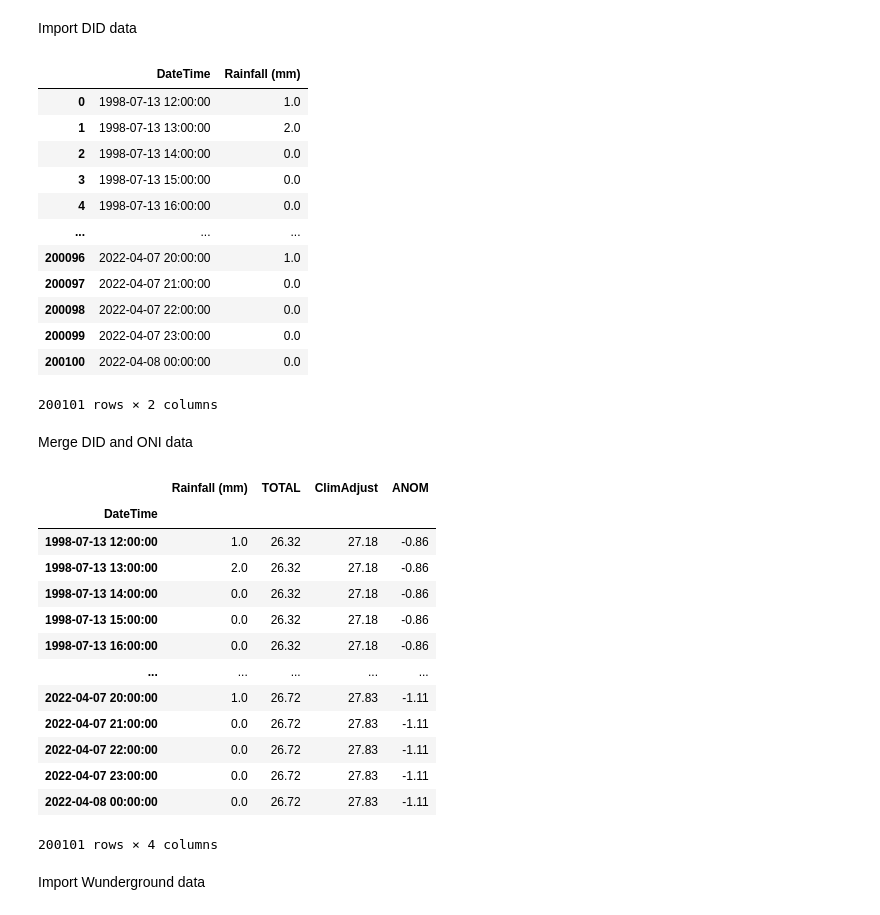
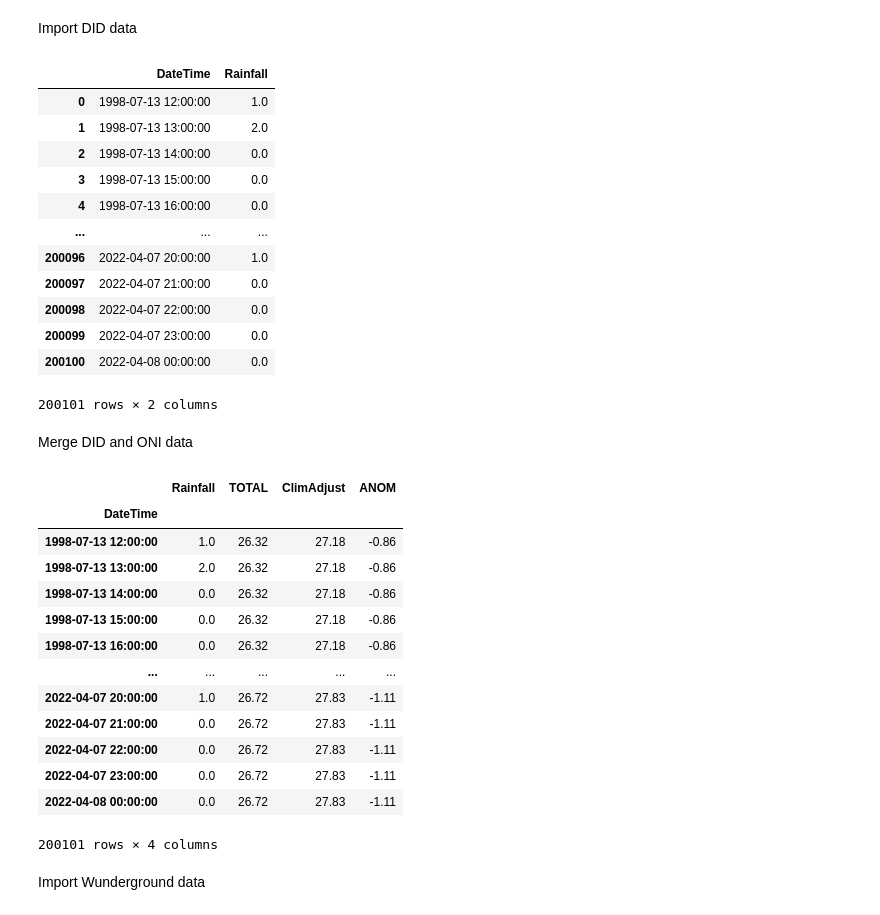
Before and after one commit to farisawal/lstm-rainfall, a Jupyter notebook: data-prep.ipynb, the cells around one changed output. Cells and saved outputs as stored; diff of their text form; code cells hidden in the pictures.

```diff
--- a/data-prep.ipynb
+++ b/data-prep.ipynb
@@ -35,9 +35,10 @@ for file in os.listdir("lawas"):
 # %%
 precipitation_data["DateTime"] = pd.to_datetime(precipitation_data["DateTime"],format="%Y%m%d %H%M")
 precipitation_data = precipitation_data[["DateTime", "Rainfall (mm)"]]
+precipitation_data.rename(columns={"Rainfall (mm)": "Rainfall"}, inplace=True)
 precipitation_data
 # %% [output]
-|  | DateTime | Rainfall (mm) |
+|  | DateTime | Rainfall |
 | 0 | 1998-07-13 12:00:00 | 1.0 |
 | 1 | 1998-07-13 13:00:00 | 2.0 |
 | 2 | 1998-07-13 14:00:00 | 0.0 |
@@ -62,7 +63,7 @@ precipitation_data = pd.merge(
 precipitation_data.set_index("DateTime",inplace=True)
 precipitation_data
 # %% [output]
-|  | Rainfall (mm) | TOTAL | ClimAdjust | ANOM |
+|  | Rainfall | TOTAL | ClimAdjust | ANOM |
 | DateTime |  |  |  |  |
 | 1998-07-13 12:00:00 | 1.0 | 26.32 | 27.18 | -0.86 |
 | 1998-07-13 13:00:00 | 2.0 | 26.32 | 27.18 | -0.86 |
```
Also changed, not shown: parts of 10 cells of this notebook, 5 other files.
